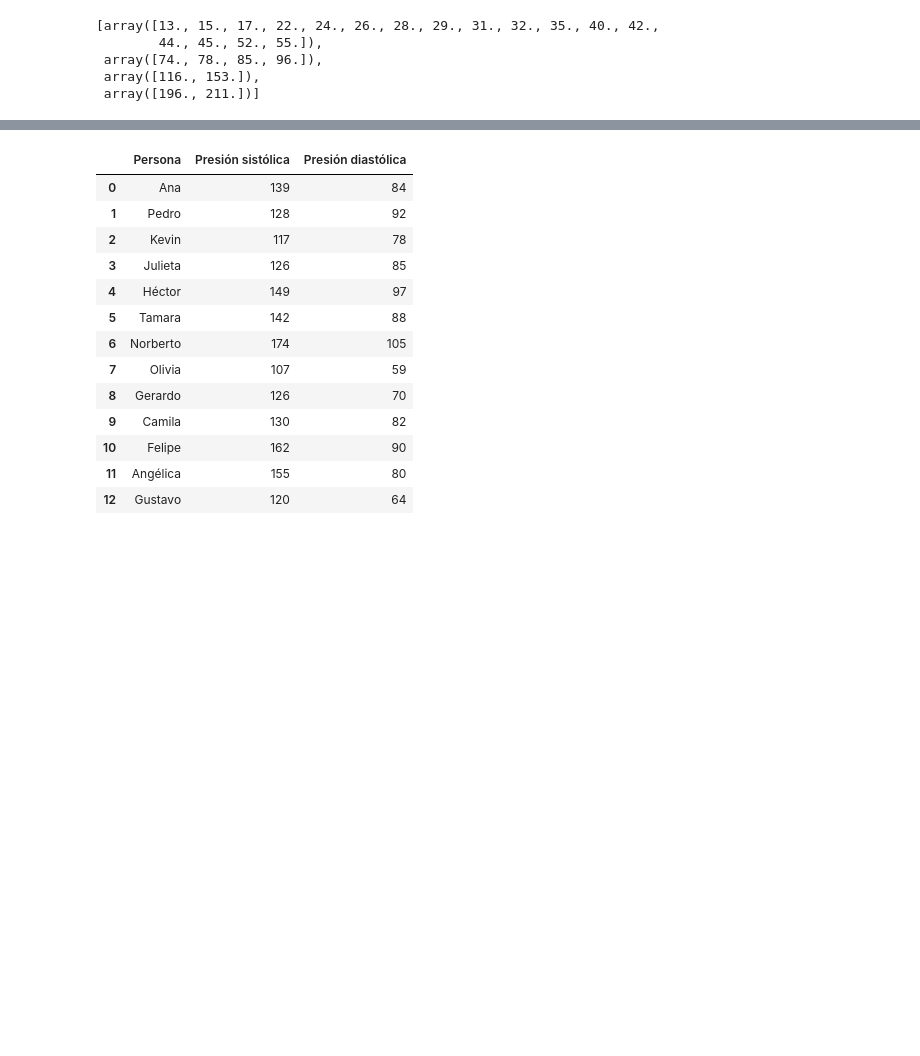
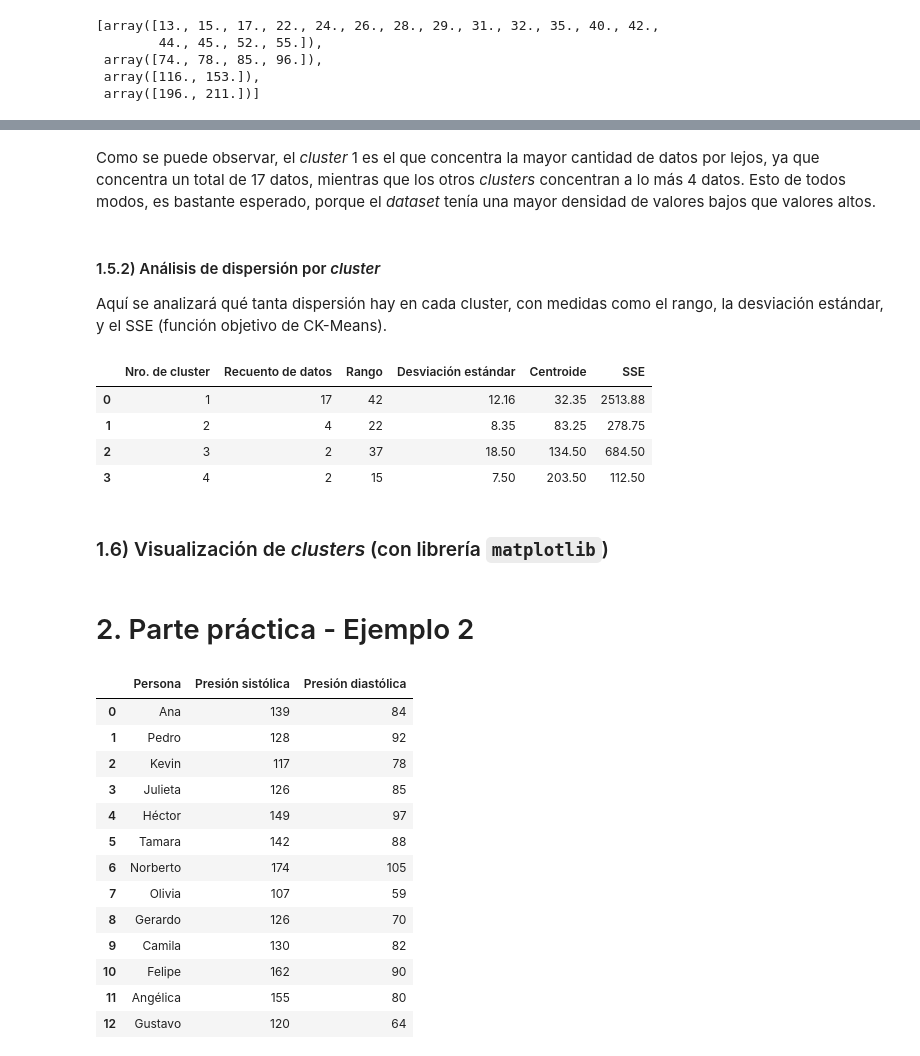
Before and after one commit to Relaxingmusic0474/CK-Means, a Jupyter notebook: ckmeans_ejemplo_inventado.ipynb, the cells around one changed output, grey strips where cells are left out. Saved outputs shown, nothing was run; the diff lists cells and outputs as text; code cells hidden in the pictures; blank space fills up the shorter version.

Commit message:
Análisis agregado al ejemplo 1

```diff
--- a/ckmeans_ejemplo_inventado.ipynb
+++ b/ckmeans_ejemplo_inventado.ipynb
@@ -275,7 +275,8 @@ AQI_data_np = np.array(AQI_data, dtype=np.float64)
 **Aclaración:** Si bien CK-Means ya viene implementado en la librería mencionada y hace todo internamente, igual fue importante entender en qué consistía el algoritmo y por eso se hizo toda una sección teórica previa.
 # %%
 nro_clusters = 4
-ckmeans(AQI_data_np, nro_clusters)
+clustering_AQIs = ckmeans(AQI_data_np, nro_clusters)
+display(clustering_AQIs)
 # %% [output]
 [array([13., 15., 17., 22., 24., 26., 28., 29., 31., 32., 35., 40., 42.,
         44., 45., 52., 55.]),
@@ -284,0 +297,7 @@ ckmeans(AQI_data_np, nro_clusters)
+# %%
+analysis_clustering_AQIs_df = pd.DataFrame()
+
+analysis_clustering_AQIs_df["Nro. de cluster"] = [1, 2, 3, 4]
+analysis_clustering_AQIs_df["Recuento de datos"] = [len(c) for c in clustering_AQIs]
+
+analysis_clustering_AQIs_df
@@ -285,3 +310,29 @@ ckmeans(AQI_data_np, nro_clusters)
+# %% [markdown]
+Como se puede observar, el _cluster_ 1 es el que concentra la mayor cantidad de datos por lejos, ya que concentra un total de 17 datos, mientras que los otros _clusters_ concentran a lo más 4 datos.  Esto de todos modos, es bastante esperado, porque el _dataset_ tenía una mayor densidad de valores bajos que valores altos.
+# %% [markdown]
+#### 1.5.2) Análisis de dispersión por _cluster_
+Aquí se analizará qué tanta dispersión hay en cada cluster, con medidas como el rango, la desviación estándar, y el SSE (función objetivo de CK-Means).
+# %%
+centroides = [round(np.mean(c), 2) for c in clustering_AQIs]
+sse_clusters = [round(sum((x - centroides[i])**2 for x in c), 2) for i, c in enumerate(clustering_AQIs)]
+
+analysis_clustering_AQIs_df["Rango"] = [int(max(c)-min(c)) for c in clustering_AQIs]
+analysis_clustering_AQIs_df["Desviación estándar"] = [round(np.std(c), 2) for c in clustering_AQIs]
+analysis_clustering_AQIs_df["Centroide"] = centroides
+analysis_clustering_AQIs_df["SSE"] = sse_clusters
+
+
+analysis_clustering_AQIs_df
+# %% [output]
+|  | Nro. de cluster | Recuento de datos | Rango | Desviación estándar | Centroide | SSE |
+| 0 | 1 | 17 | 42 | 12.16 | 32.35 | 2513.88 |
+| 1 | 2 | 4 | 22 | 8.35 | 83.25 | 278.75 |
+| 2 | 3 | 2 | 37 | 18.50 | 134.50 | 684.50 |
+| 3 | 4 | 2 | 15 | 7.50 | 203.50 | 112.50 |
+# %% [markdown]
+### 1.6) Visualización de _clusters_ (con librería `matplotlib`)
+# %% [markdown]
+# 2. Parte práctica - Ejemplo 2
 # %%
 import pandas as pd
 import matplotlib.pylab as plb
```
Also changed, not shown: parts of 5 cells of this notebook.
